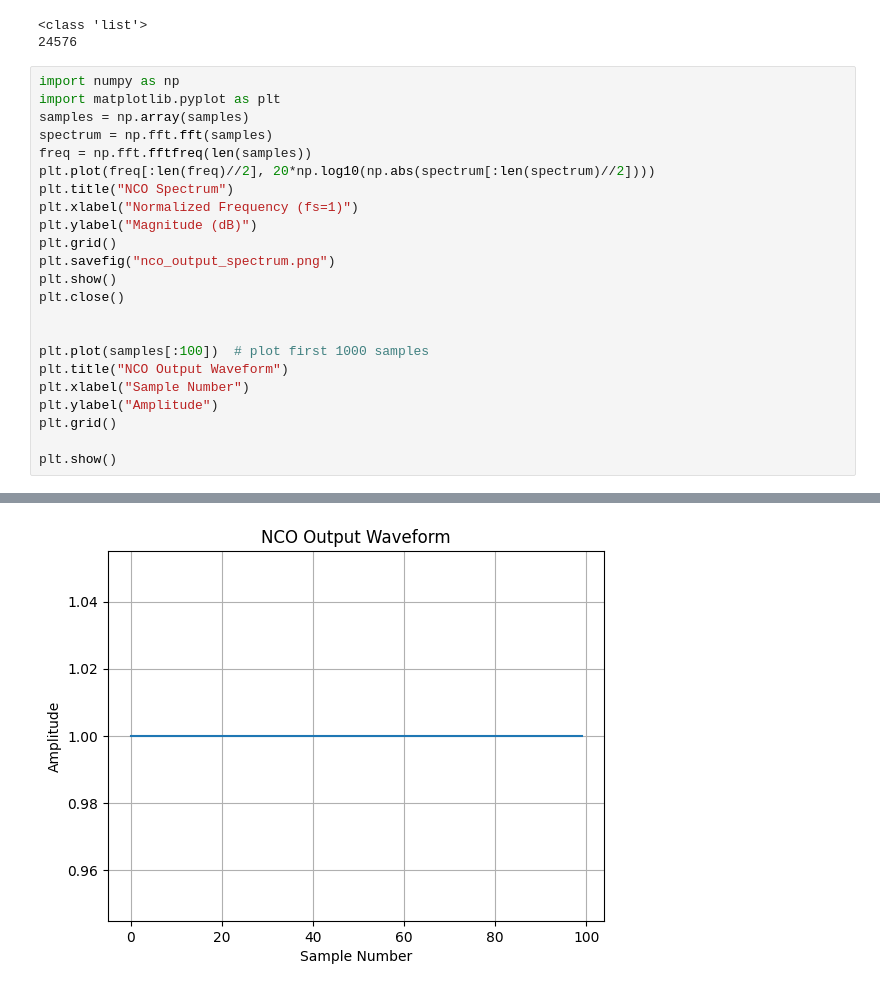
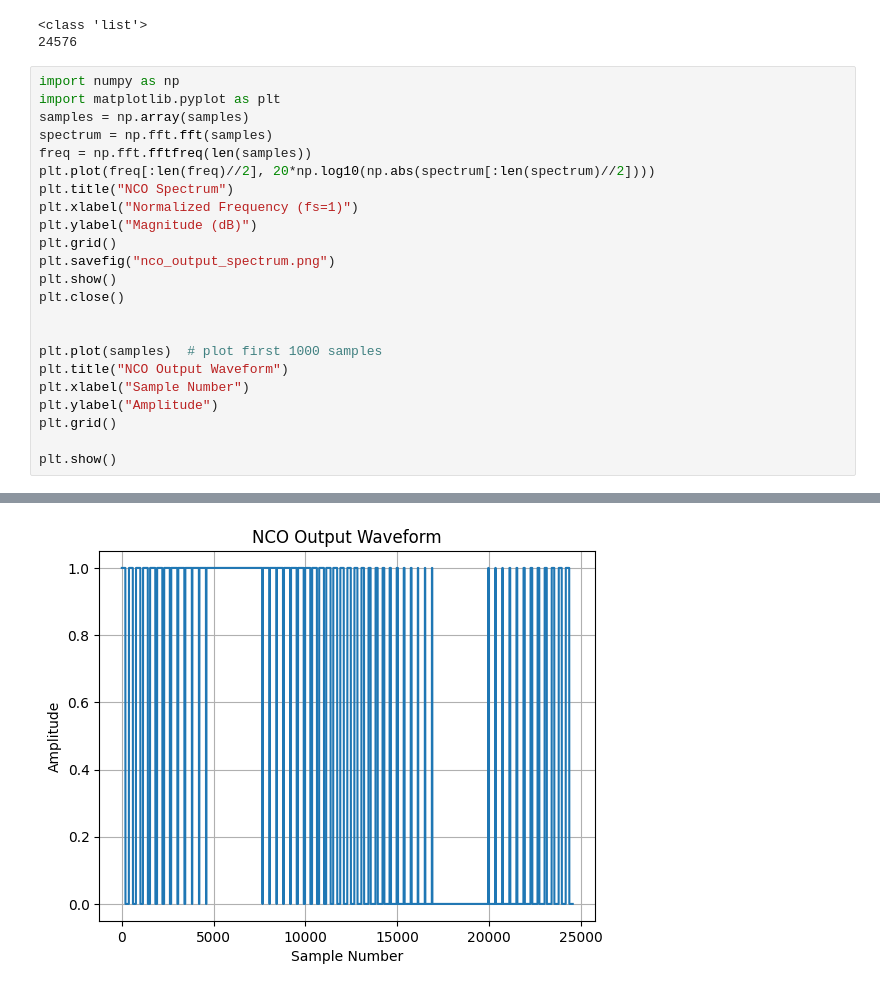
Before and after one commit to Nahueldb/fpga-examples, a Jupyter notebook: PWM/lut.ipynb, the cells around one changed output, grey strips where cells are left out. Saved outputs shown, nothing was run; the diff lists cells and outputs as text.

```diff
--- a/PWM/lut.ipynb
+++ b/PWM/lut.ipynb
@@ -95,7 +95,7 @@ plt.show()
 plt.close()
 
 
-plt.plot(samples[:100])  # plot first 1000 samples
+plt.plot(samples)  # plot first 1000 samples
 plt.title("NCO Output Waveform")
 plt.xlabel("Sample Number")
 plt.ylabel("Amplitude")
@@ -107,4 +107,4 @@ plt.show()
-[figure, old version]
+[figure, new version]
 # %%
 import numpy as np
 import matplotlib.pyplot as plt
```
Also changed, not shown: parts of 3 cells of this notebook, 13 other files.
